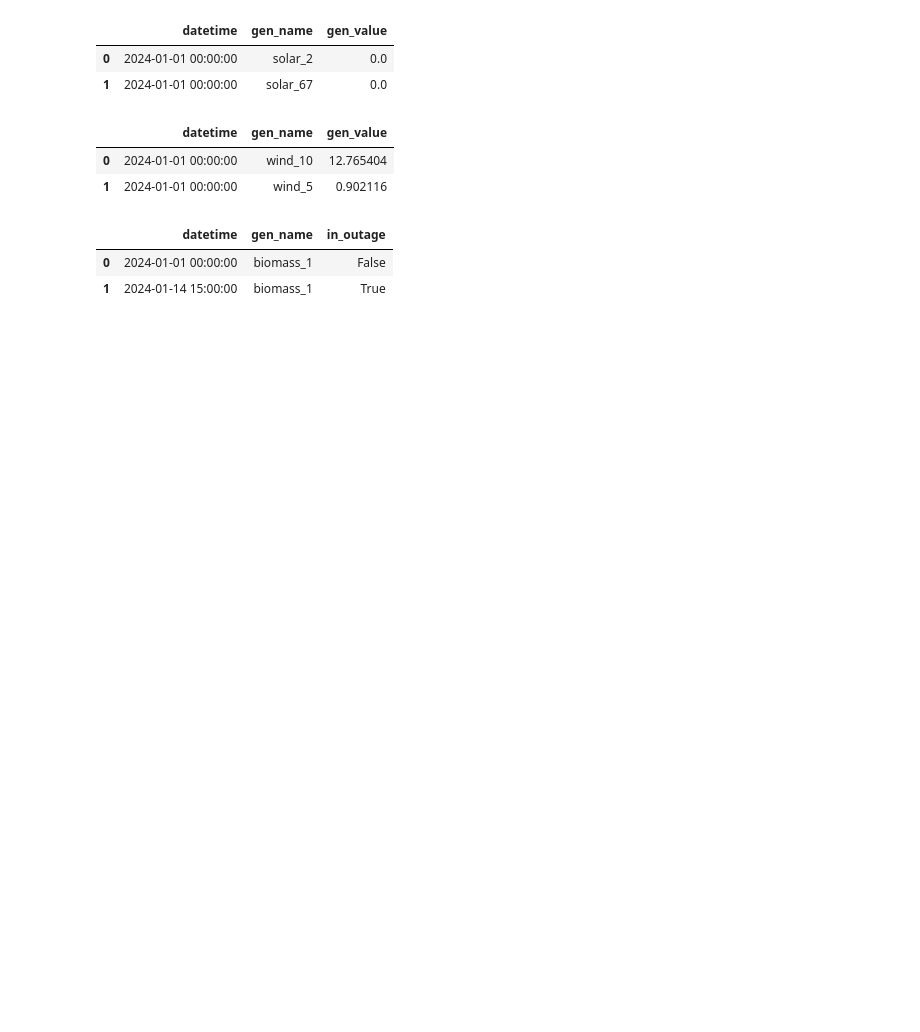
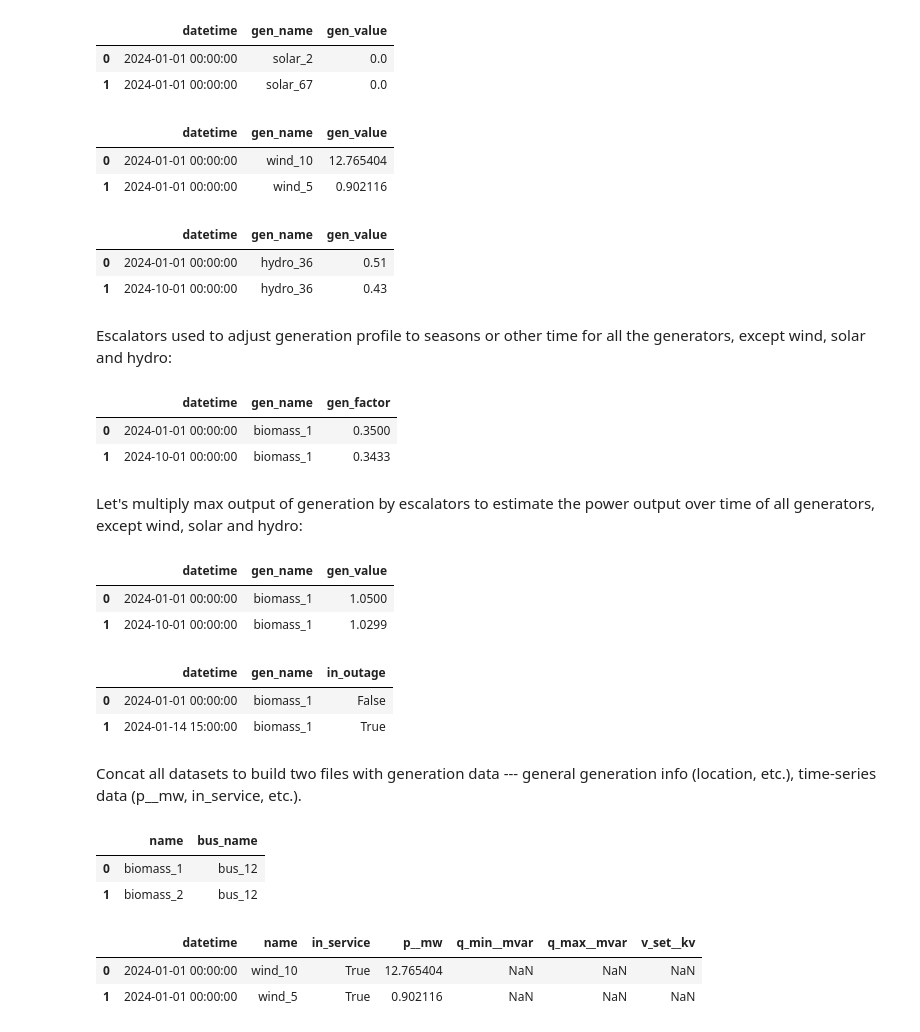
Before and after one commit to evgenytsydenov/ieee118_power_flow_data, a Jupyter notebook: notebooks/prepare_power_flow_data.ipynb, the cells around one changed output. Drawn from its saved outputs; the diff is of its cells as text; code cells hidden in the pictures; blank space fills up the shorter version.

Commit message:
Add: parse and prepare stages for generation data

```diff
--- a/notebooks/prepare_power_flow_data.ipynb
+++ b/notebooks/prepare_power_flow_data.ipynb
@@ -260,6 +231,48 @@ nrel118_winds_ts.head(2)
 |  | datetime | gen_name | gen_value |
 | 0 | 2024-01-01 00:00:00 | wind_10 | 12.765404 |
 | 1 | 2024-01-01 00:00:00 | wind_5 | 0.902116 |
+# %%
+# Non-dispatchable hydro plants
+path_nrel118_hydros_nondisp_ts = os.path.join(
+    "..",
+    "data",
+    "raw",
+    "nrel118",
+    "additional-files-mti-118",
+    "Hydro_nondipatchable.csv",
+)
+nrel118_hydros_nondisp_ts = parse_nrel118_hydros_nondisp_ts(
+    raw_data=path_nrel118_hydros_nondisp_ts
+)
+nrel118_hydros_nondisp_ts.head(2)
+# %% [output]
+|  | datetime | gen_name | gen_value |
+| 0 | 2024-01-01 00:00:00 | hydro_36 | 0.51 |
+| 1 | 2024-10-01 00:00:00 | hydro_36 | 0.43 |
+# %% [markdown]
+Escalators used to adjust generation profile to seasons or other time for all the generators, except wind, solar and hydro:
+# %%
+# Escalators data
+path_nrel118_escalators_ts = os.path.join(
+    "..", "data", "raw", "nrel118", "additional-files-mti-118", "Escalators.csv"
+)
+nrel118_escalators_ts = parse_nrel118_escalators_ts(raw_data=path_nrel118_escalators_ts)
+nrel118_escalators_ts.head(2)
+# %% [output]
+|  | datetime | gen_name | gen_factor |
+| 0 | 2024-01-01 00:00:00 | biomass_1 | 0.3500 |
+| 1 | 2024-10-01 00:00:00 | biomass_1 | 0.3433 |
+# %% [markdown]
+Let's multiply max output of generation by escalators to estimate the power output over time of all generators, except wind, solar and hydro:
+# %%
+gens_escalated_ts = transform_gens_escalated_ts(
+    parsed_nrel118_gens=nrel118_gens, parsed_nrel118_escalators_ts=nrel118_escalators_ts
+)
+gens_escalated_ts.head(2)
+# %% [output]
+|  | datetime | gen_name | gen_value |
+| 0 | 2024-01-01 00:00:00 | biomass_1 | 1.0500 |
+| 1 | 2024-10-01 00:00:00 | biomass_1 | 1.0299 |
 # %%
 # Outages
 path_nrel118_outages_ts = os.path.join(
@@ -271,3 +284,26 @@ nrel118_outages_ts.head(2)
 |  | datetime | gen_name | in_outage |
 | 0 | 2024-01-01 00:00:00 | biomass_1 | False |
 | 1 | 2024-01-14 15:00:00 | biomass_1 | True |
+# %% [markdown]
+Concat all datasets to build two files with generation data --- general generation info (location, etc.), time-series data (p__mw, in_service, etc.).
+# %%
+prepared_gens = prepare_gens(parsed_data=nrel118_gens)
+prepared_gens.head(2)
+# %% [output]
+|  | name | bus_name |
+| 0 | biomass_1 | bus_12 |
+| 1 | biomass_2 | bus_12 |
+# %%
+prepared_gens_ts = prepare_gens_ts(
+    parsed_nrel118_winds_ts=nrel118_winds_ts,
+    parsed_nrel118_solars_ts=nrel118_solars_ts,
+    parsed_nrel118_hydros_ts=nrel118_hydros_ts,
+    parsed_nrel118_hydros_nondisp_ts=nrel118_hydros_nondisp_ts,
+    transformed_gens_escalated_ts=gens_escalated_ts,
+    parsed_nrel118_outages_ts=nrel118_outages_ts,
+)
+prepared_gens_ts.head(2)
+# %% [output]
+|  | datetime | name | in_service | p__mw | q_min__mvar | q_max__mvar | v_set__kv |
+| 0 | 2024-01-01 00:00:00 | wind_10 | True | 12.765404 | NaN | NaN | NaN |
+| 1 | 2024-01-01 00:00:00 | wind_5 | True | 0.902116 | NaN | NaN | NaN |
```
Also changed, not shown: parts of 3 cells of this notebook, 9 other files.
